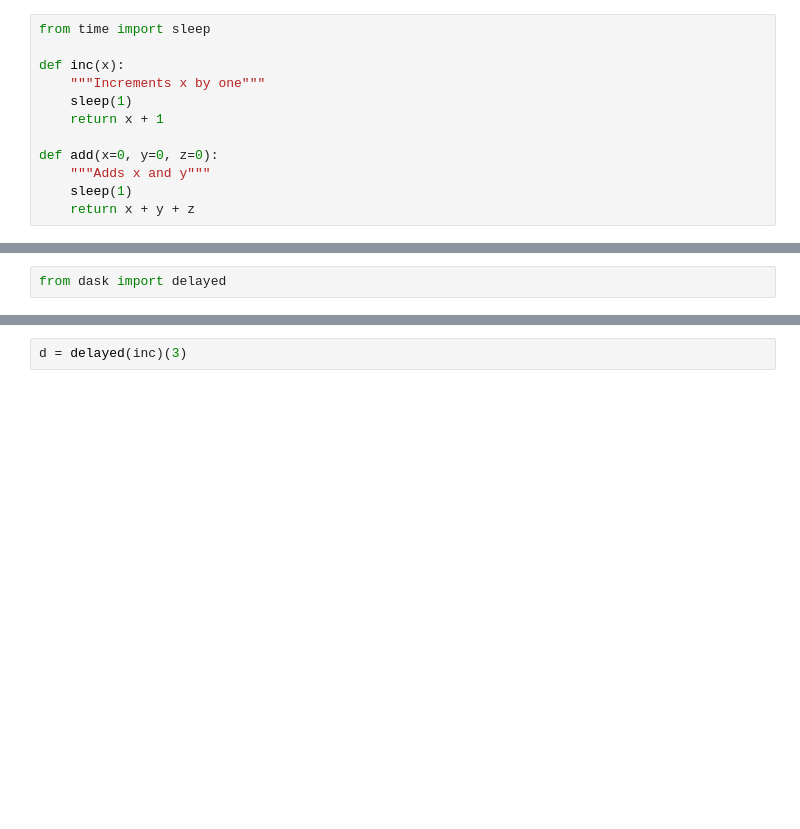
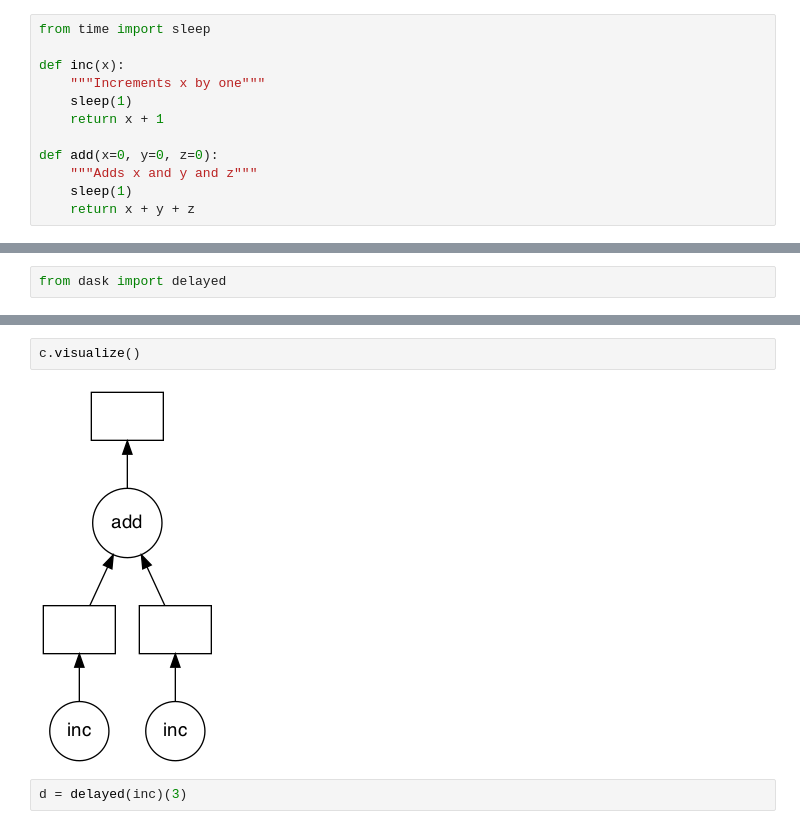
Before and after one commit to coiled/coiled-resources, a Jupyter notebook: dask-tutorial/notebooks/0_Test_Drive.ipynb, the cells around one changed output, grey strips where cells are left out. Saved outputs shown, nothing was run; the diff lists cells and outputs as text; blank space fills up the shorter version.

```diff
--- a/dask-tutorial/notebooks/0_Test_Drive.ipynb
+++ b/dask-tutorial/notebooks/0_Test_Drive.ipynb
@@ -81,7 +136,7 @@ def inc(x):
     return x + 1
 
 def add(x=0, y=0, z=0):
-    """Adds x and y"""
+    """Adds x and y and z"""
     sleep(1)
     return x + y + z
 # %%
@@ -107,3 +178,7 @@ b.visualize()
+# %%
+c.visualize()
+# %% [output]
+[figure, added]
 # %%
 d = delayed(inc)(3)
 # %%
```
Also changed, not shown: parts of 23 cells of this notebook, 2 other files.
